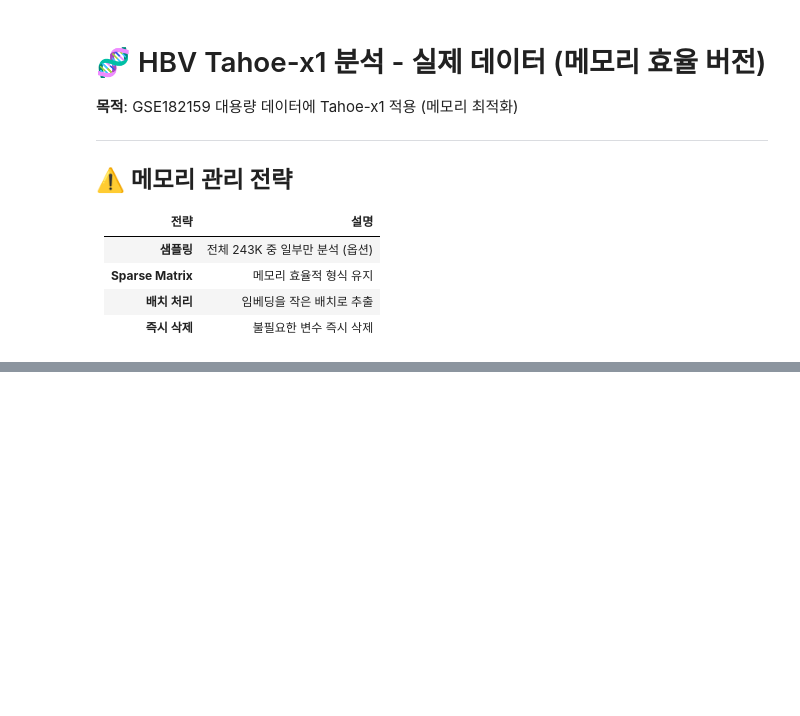
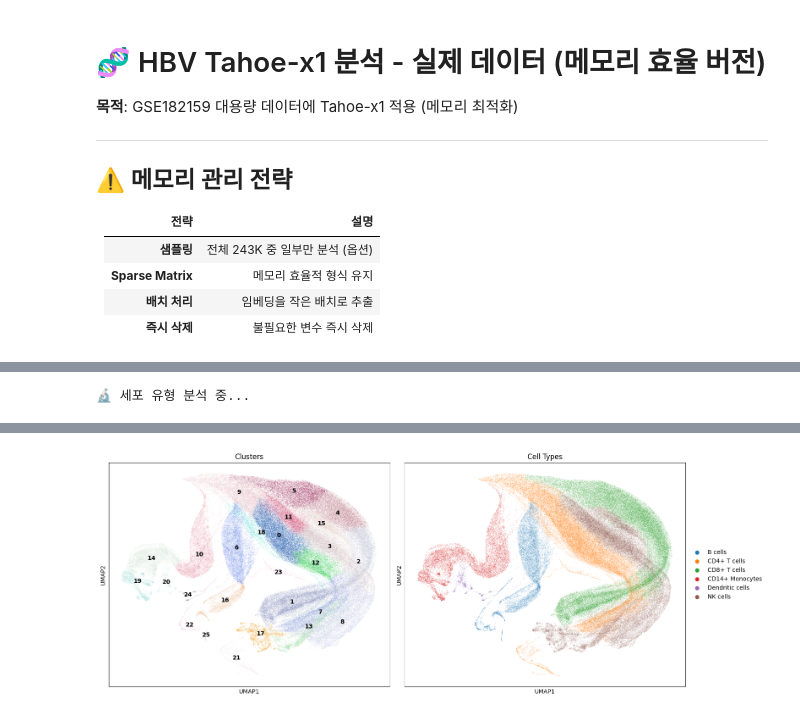
Before and after one commit to choccoba/hbv-tahoe-analysis, a Jupyter notebook: Step1_HBV_real.ipynb, the cells around one changed output, grey strips where cells are left out. Drawn from its saved outputs; the diff is of its cells as text; code cells hidden in the pictures; blank space fills up the shorter version.

```diff
--- a/Step1_HBV_real.ipynb
+++ b/Step1_HBV_real.ipynb
@@ -145,6 +247,6 @@ print(f'   전처리 후: {adata.shape}')
 # %%
-# @title STEP 5: 임베딩 추출 (배치 처리)
-BATCH_SIZE = 4  # 메모리 절약을 위해 작은 배치
+# @title STEP 5: 임베딩 추출 (수정됨)
+BATCH_SIZE = 16  # A100은 더 큰 배치 가능
 
 print(f'🧠 임베딩 추출 (배치: {BATCH_SIZE})')
 print(f'   세포 수: {adata.n_obs:,}')
@@ -154,8 +256,8 @@ loader = loader_from_adata(
     collator_cfg=collator_cfg,
     vocab=vocab,
     batch_size=BATCH_SIZE,
-    num_workers=2,
-    prefetch_factor=2
+    num_workers=0,  # 에러 디버깅용 - 성공 후 2로 변경 가능
+    prefetch_factor=None
 )
 
 all_embeddings = []
@@ -166,7 +268,6 @@ with torch.no_grad():
         output = model(batch, skip_decoders=True)
         all_embeddings.append(output['cell_emb'].cpu().numpy())
 
-        # 메모리 정리
         del output, batch
         if DEVICE == 'cuda':
             torch.cuda.empty_cache()
@@ -212,13 +324,20 @@ print(f'\n✅ STEP 6 완료!')
 # %%
-# @title STEP 7: 세포 유형 식별
+# @title STEP 7: 세포 유형 식별 (Ensembl ID 버전)
+import scipy.sparse as sp
+
 print('🔬 세포 유형 분석 중...\n')
 
-# PBMC + Liver 마커
-markers = {
+# Gene Symbol → Ensembl ID 변환 (마커용)
+!pip install mygene -q
+import mygene
+mg = mygene.MyGeneInfo()
+
+# PBMC + Liver 마커 (Gene Symbol)
+markers_symbol = {
     'CD4+ T cells': ['CD3D', 'CD4', 'IL7R'],
     'CD8+ T cells': ['CD3D', 'CD8A', 'CD8B'],
     'B cells': ['MS4A1', 'CD79A', 'CD79B'],
-    'NK cells': ['GNLY', 'NKG7'],
+    'NK cells': ['GNLY', 'NKG7', 'NCAM1'],
     'CD14+ Monocytes': ['CD14', 'LYZ', 'S100A8'],
     'FCGR3A+ Monocytes': ['FCGR3A', 'MS4A7'],
     'Dendritic cells': ['FCER1A', 'CST3'],
@@ -228,7 +347,38 @@ markers = {
     'Endothelial': ['PECAM1', 'VWF']
 }
 
-# 클러스터별 세포 유형
+# 모든 마커 유전자 수집
+all_markers = set()
+for genes in markers_symbol.values():
+    all_markers.update(genes)
+
+print(f'📊 마커 유전자: {len(all_markers)}개')
+
+# Gene Symbol → Ensembl ID 변환
+results = mg.querymany(list(all_markers), scopes='symbol', fields='ensembl.gene', species='human', verbose=False)
+
+symbol_to_ensembl = {}
+for r in results:
+    if 'ensembl' in r:
+        ensembl = r['ensembl']
+        if isinstance(ensembl, list):
+            ensembl = ensembl[0]
+        if isinstance(ensembl, dict) and 'gene' in ensembl:
+            symbol_to_ensembl[r['query']] = ensembl['gene']
+
+print(f'   변환 성공: {len(symbol_to_ensembl)}/{len(all_markers)}')
+
+# Ensembl ID로 마커 변환
+markers = {}
+for cell_type, genes in markers_symbol.items():
+    ensembl_genes = [symbol_to_ensembl.get(g) for g in genes if symbol_to_ensembl.get(g)]
+    if ensembl_genes:
+        markers[cell_type] = ensembl_genes
+
+print(f'   사용 가능한 세포 유형: {len(markers)}')
+
+# 클러스터별 세포 유형 식별
+print('\n📊 클러스터별 세포 유형:')
 cluster_types = {}
 for cluster in sorted(adata.obs['leiden'].unique(), key=lambda x: int(x)):
     cluster_cells = adata[adata.obs['leiden'] == cluster]
@@ -246,14 +396,26 @@ for cluster in sorted(adata.obs['leiden'].unique(), key=lambda x: int(x)):
                 best_score, best_type = score, cell_type
 
     cluster_types[cluster] = best_type
-    print(f'  클러스터 {cluster:>2}: {best_type:<20} ({len(cluster_cells):>5}개 세포)')
+    n_cells = len(cluster_cells)
+    print(f'  클러스터 {cluster:>2}: {best_type:<20} ({n_cells:>5}개 세포, score: {best_score:.4f})')
 
 adata.obs['cell_type'] = adata.obs['leiden'].map(cluster_types)
 
 # 시각화
-fig, ax = plt.subplots(figsize=(12, 10))
-sc.pl.umap(adata, color='cell_type', ax=ax, show=False, title='Cell Types')
+import matplotlib.pyplot as plt
+fig, axes = plt.subplots(1, 2, figsize=(16, 6))
+
+sc.pl.umap(adata, color='leiden', ax=axes[0], show=False,
+           title='Clusters', legend_loc='on data')
+sc.pl.umap(adata, color='cell_type', ax=axes[1], show=False,
+           title='Cell Types')
+
+plt.tight_layout()
 plt.savefig(f'{OUTPUT_PATH}/hbv_real_cell_types.png', dpi=150, bbox_inches='tight')
 plt.show()
 
 print(f'\n✅ STEP 7 완료!')
+print(f'\n📊 세포 유형 분포:')
+print(adata.obs['cell_type'].value_counts())
+# %% [output]
+🔬 세포 유형 분석 중...
@@ -259,0 +441 @@ print(f'\n✅ STEP 7 완료!')
+[figure, added]
```
Also changed, not shown: parts of 10 cells of this notebook.
